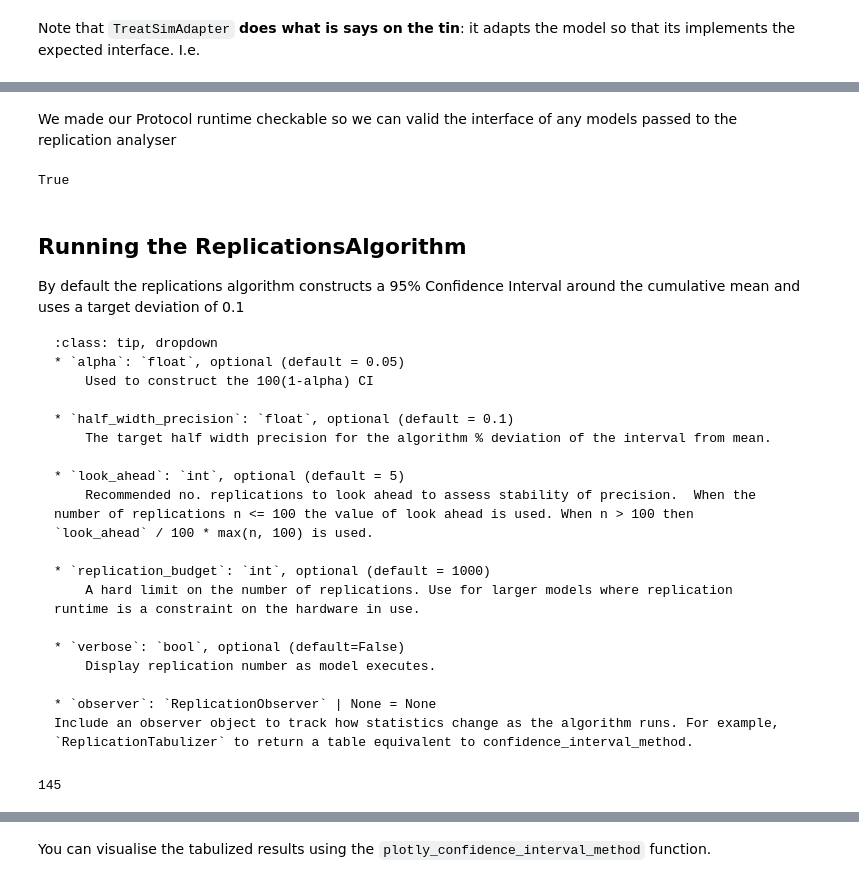
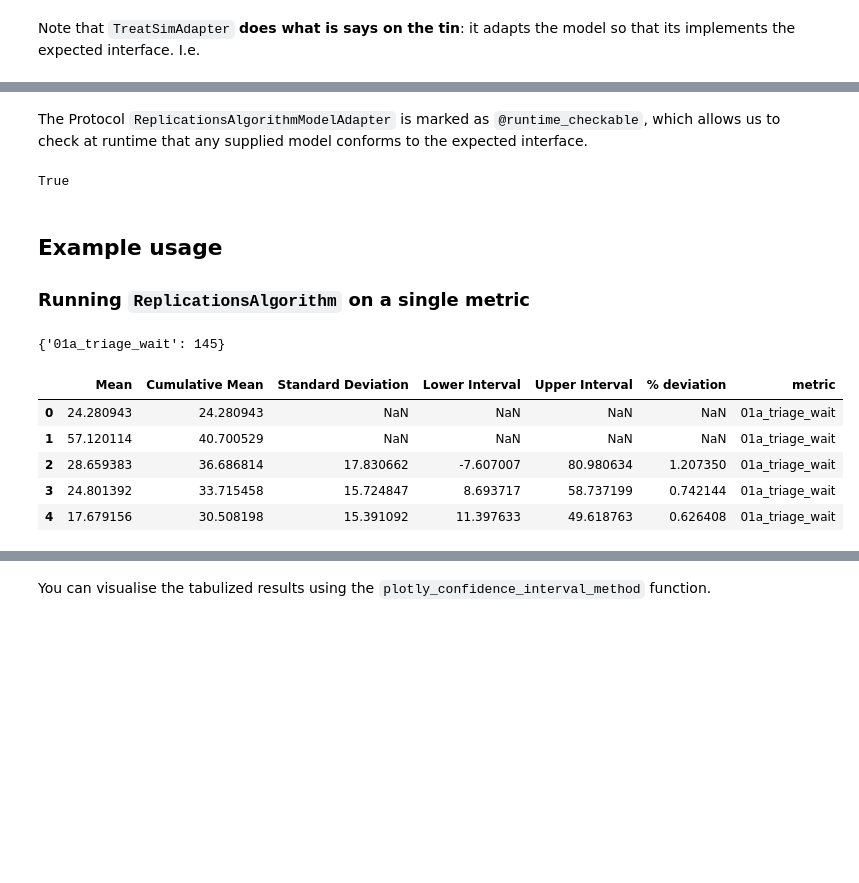
Before and after one commit to Bergam0t/sim-tools, a Jupyter notebook: docs/04_replications/01_automated_reps.ipynb, the cells around one changed output, grey strips where cells are left out. Saved outputs shown, nothing was run; the diff lists cells and outputs as text; code cells hidden in the pictures; blank space fills up the shorter version.

Commit message:
docs(ReplicationsAlgorithm): update for new algorithm (multi metric) (#35)

````diff
--- a/docs/04_replications/01_automated_reps.ipynb
+++ b/docs/04_replications/01_automated_reps.ipynb
@@ -87,13 +105,13 @@ For a model to use the replication algorithm it must create a concrete adapter c
 # pylint: disable=too-few-public-methods
 class TreatSimAdapter:
     """
-    treat-sim single_run interface adapted for the ReplicationsAlgorithm.
+    treat-sim multi-metric single_run interface adapted for the ReplicationsAlgorithm.
     """
 
     def __init__(
         self,
         scenario: Scenario,
-        metric: str,
+        metrics: list[str],
         single_run_func: Callable,
         run_length: Optional[float] = 1140.0,
     ):
@@ -103,32 +121,32 @@ class TreatSimAdapter:
         scenario: Scenario
             The experiment and parameter class for treat-sim
 
-        metric: str
-            The metric to output
+        metrics: list[str]
+            The metric(s) to output
 
         single_run_func: Callable
-            The single run function that is being adapted
+            The single run function that is being adapted.
+            This must return something indexable by metric name.
 
         run_length: float, optional (default = 1140)
             The run_length for the model
-
         """
         self.scenario = scenario
-        self.metric = metric
-
-        # we have passed the treat-sim single_run function as a parameter.
+        self.metrics = metrics
         self.single_run_func = single_run_func
         self.run_length = run_length
 
-    def single_run(self, replication_number: int) -> float:
+    def single_run(self, replication_number: int) -> dict[str, float]:
         """
         Conduct single run of the simulation.
+        Returns a dictionary of {metric_name: value}.
         """
-        return self.single_run_func(
+        results_df = self.single_run_func(
             self.scenario,
             rc_period=self.run_length,
             random_no_set=replication_number,
-        )[self.metric].iloc[0]
+        )
+        return {metric: results_df[metric].iloc[0] for metric in self.metrics}
 # %% [markdown]
 Note that `TreatSimAdapter` **does what is says on the tin**: it adapts the model so that its implements the expected interface. I.e.
 # %%
@@ -140,42 +166,33 @@ np.float64(57.120114285877285)
 # %% [markdown]
-We made our Protocol runtime checkable so we can valid the interface of any models passed to the replication analyser
+The Protocol `ReplicationsAlgorithmModelAdapter` is marked as `@runtime_checkable`, which allows us to check at runtime that any supplied model conforms to the expected interface.
 # %%
 print(isinstance(ts_model, ReplicationsAlgorithmModelAdapter))
 # %% [output]
 True
 # %% [markdown]
-## Running the ReplicationsAlgorithm
+## Example usage
 
-By default the replications algorithm constructs a 95% Confidence Interval around the cumulative mean and uses a target deviation of 0.1
-
-
-```{admonition} Optional parameters for the analyser
-:class: tip, dropdown
-* `alpha`: `float`, optional (default = 0.05)
-    Used to construct the 100(1-alpha) CI
-
-* `half_width_precision`: `float`, optional (default = 0.1)
-    The target half width precision for the algorithm % deviation of the interval from mean.
-
-* `look_ahead`: `int`, optional (default = 5)
-    Recommended no. replications to look ahead to assess stability of precision.  When the number of replications n <= 100 the value of look ahead is used. When n > 100 then `look_ahead` / 100 * max(n, 100) is used.
-
-* `replication_budget`: `int`, optional (default = 1000)
-    A hard limit on the number of replications. Use for larger models where replication runtime is a constraint on the hardware in use.
-
-* `verbose`: `bool`, optional (default=False)
-    Display replication number as model executes.
-
-* `observer`: `ReplicationObserver` | None = None
-Include an observer object to track how statistics change as the algorithm runs. For example, `ReplicationTabulizer` to return a table equivalent to confidence_interval_method.
-```
+### Running `ReplicationsAlgorithm` on a single metric
 # %%
-# a default scenario
+# Set up model with adapter
 scenario = Scenario()
-ts_model = TreatSimAdapter(scenario, "01a_triage_wait", single_run)
+ts_model = TreatSimAdapter(
+    scenario=scenario,
+    metrics=["01a_triage_wait"],
+    single_run_func=single_run)
 
-analyser = ReplicationsAlgorithm()
-n_replications = analyser.select(ts_model)
-print(n_replications)
+# Run algorithm
+analyser = ReplicationsAlgorithm(observer=ReplicationTabulizer)
+nreps, summary_frame = analyser.select(model=ts_model, metrics=["01a_triage_wait"])
+
+# Preview results
+print(nreps)
+summary_frame.head()
 # %% [output]
-145
+{'01a_triage_wait': 145}
+|  | Mean | Cumulative Mean | Standard Deviation | Lower Interval | Upper Interval | % deviation | metric |
+| 0 | 24.280943 | 24.280943 | NaN | NaN | NaN | NaN | 01a_triage_wait |
+| 1 | 57.120114 | 40.700529 | NaN | NaN | NaN | NaN | 01a_triage_wait |
+| 2 | 28.659383 | 36.686814 | 17.830662 | -7.607007 | 80.980634 | 1.207350 | 01a_triage_wait |
+| 3 | 24.801392 | 33.715458 | 15.724847 | 8.693717 | 58.737199 | 0.742144 | 01a_triage_wait |
+| 4 | 17.679156 | 30.508198 | 15.391092 | 11.397633 | 49.618763 | 0.626408 | 01a_triage_wait |
````
Also changed, not shown: parts of 11 cells of this notebook.
